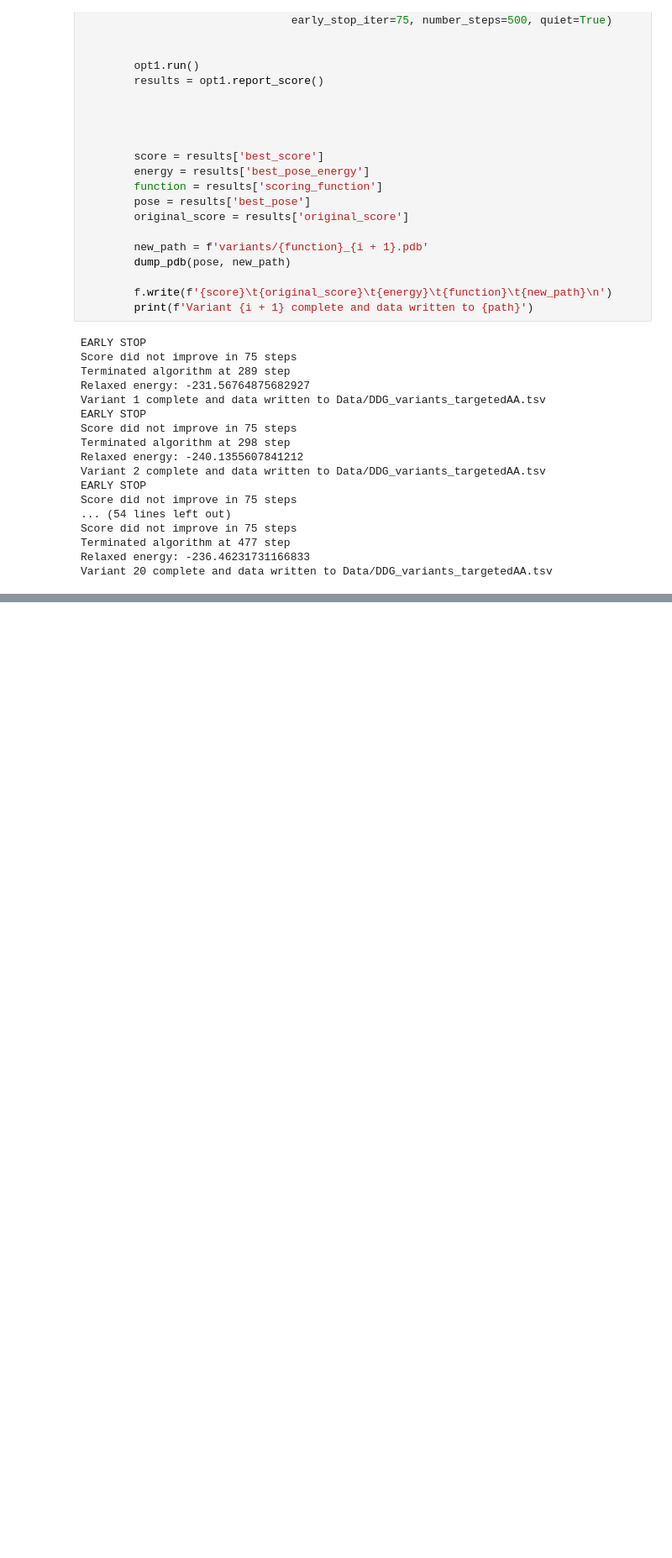
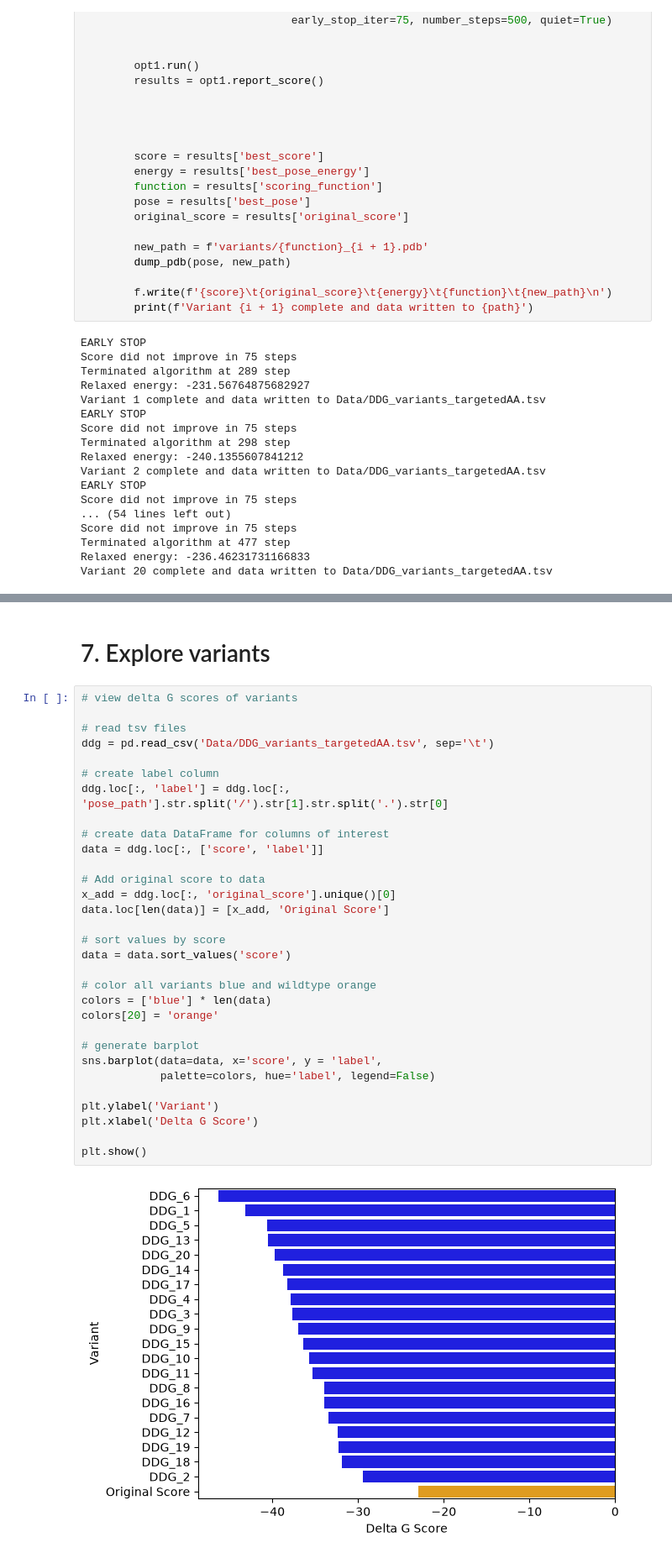
Before and after one commit to jcapecci09/Toxin-Engineering, a Jupyter notebook: project.ipynb, the cells around one changed output, grey strips where cells are left out. Shown at 84% size. Saved outputs shown, nothing was run; the diff lists cells and outputs as text; blank space fills up the shorter version.

```diff
--- a/project.ipynb
+++ b/project.ipynb
@@ -372,0 +343,35 @@ Protein_B residues   : 67
+# %% [markdown]
+# 7. Explore variants
+# %%
+# view delta G scores of variants
+
+# read tsv files
+ddg = pd.read_csv('Data/DDG_variants_targetedAA.tsv', sep='\t')
+
+# create label column
+ddg.loc[:, 'label'] = ddg.loc[:, 'pose_path'].str.split('/').str[1].str.split('.').str[0]
+
+# create data DataFrame for columns of interest
+data = ddg.loc[:, ['score', 'label']]
+
+# Add original score to data
+x_add = ddg.loc[:, 'original_score'].unique()[0]
+data.loc[len(data)] = [x_add, 'Original Score']
+
+# sort values by score
+data = data.sort_values('score')
+
+# color all variants blue and wildtype orange
+colors = ['blue'] * len(data)
+colors[20] = 'orange'
+
+# generate barplot
+sns.barplot(data=data, x='score', y = 'label',
+            palette=colors, hue='label', legend=False)
+
+plt.ylabel('Variant')
+plt.xlabel('Delta G Score')
+
+plt.show()
+# %% [output]
+[figure, added]
```
Also changed, not shown: parts of 11 cells of this notebook, 17 other files.
